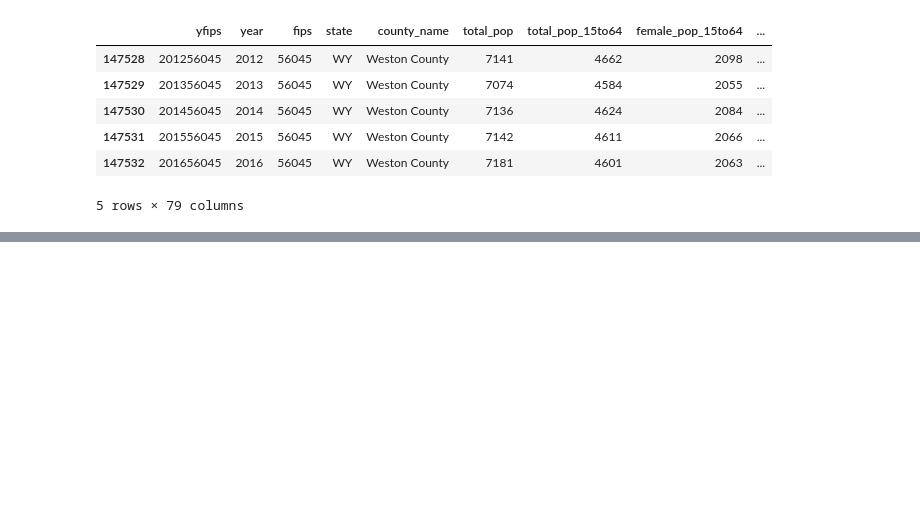
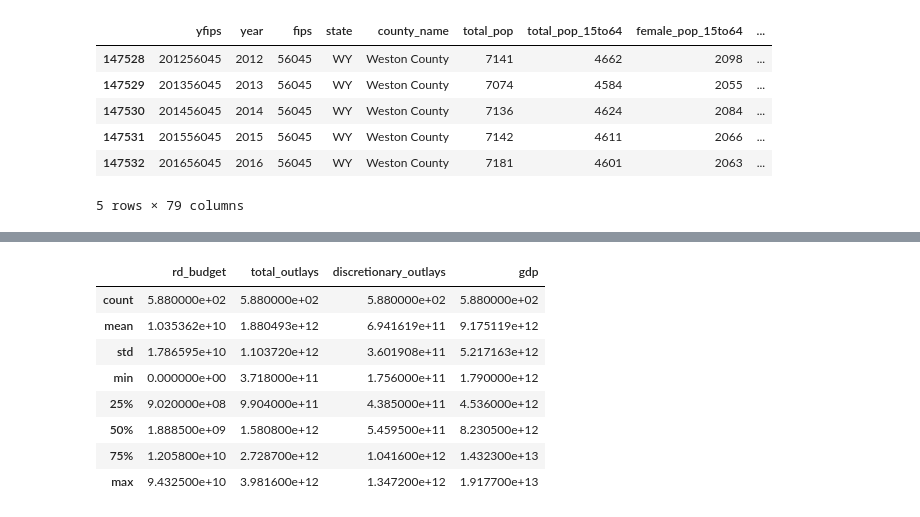
Before and after one commit to briandk/2020-virtual-program-in-data-science, a Jupyter notebook: check_datasets.ipynb, the cells around one changed output, grey strips where cells are left out. Saved outputs shown, nothing was run; the diff lists cells and outputs as text; code cells hidden in the pictures; blank space fills up the shorter version.

Commit message:
Add federal r and d spending datasets
from: https://github.com/rfordatascience/tidytuesday/tree/master/data/2019/2019-02-12

```diff
--- a/check_datasets.ipynb
+++ b/check_datasets.ipynb
@@ -154,0 +167,2 @@ incarceration.tail()
+# %%
+r_and_d = pd.read_csv("data/federal_r_and_d_spending/fed_r_d_spending.csv")
@@ -154,0 +178,12 @@ incarceration.tail()
+# %%
+r_and_d[["rd_budget", "total_outlays", "discretionary_outlays", "gdp"]].describe()
+# %% [output]
+|  | rd_budget | total_outlays | discretionary_outlays | gdp |
+| count | 5.880000e+02 | 5.880000e+02 | 5.880000e+02 | 5.880000e+02 |
+| mean | 1.035362e+10 | 1.880493e+12 | 6.941619e+11 | 9.175119e+12 |
+| std | 1.786595e+10 | 1.103720e+12 | 3.601908e+11 | 5.217163e+12 |
+| min | 0.000000e+00 | 3.718000e+11 | 1.756000e+11 | 1.790000e+12 |
+| 25% | 9.020000e+08 | 9.904000e+11 | 4.385000e+11 | 4.536000e+12 |
+| 50% | 1.888500e+09 | 1.580800e+12 | 5.459500e+11 | 8.230500e+12 |
+| 75% | 1.205800e+10 | 2.728700e+12 | 1.041600e+12 | 1.432300e+13 |
+| max | 9.432500e+10 | 3.981600e+12 | 1.347200e+12 | 1.917700e+13 |
```
Also changed, not shown: parts of 4 cells of this notebook, 3 other files.
